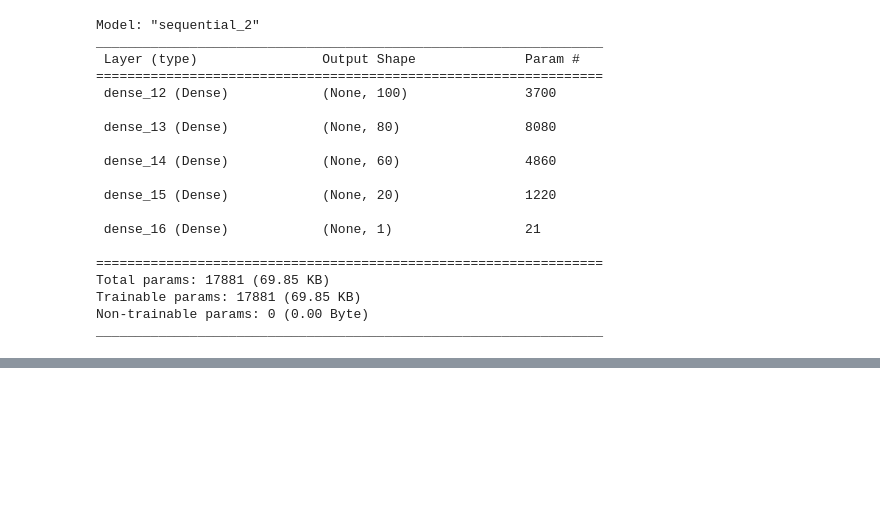
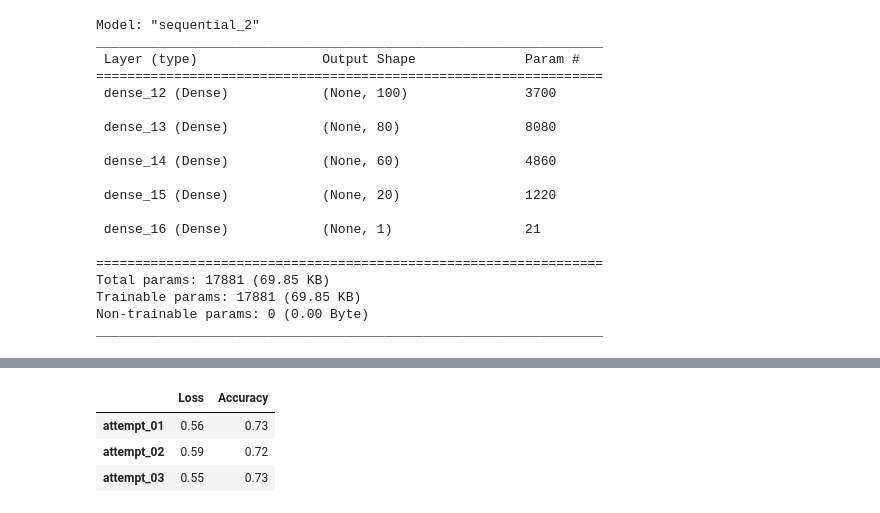
Before and after one commit to UzmaSayyeda/NeuralClassifier-AlphaSoup-Funding, a Jupyter notebook: AlphabetSoupCharity_Optimization.ipynb, the cells around one changed output, grey strips where cells are left out. Cells and saved outputs as stored; diff of their text form; code cells hidden in the pictures; blank space fills up the shorter version.

Commit message:
added df for analysis

```diff
--- a/AlphabetSoupCharity_Optimization.ipynb
+++ b/AlphabetSoupCharity_Optimization.ipynb
@@ -204,4 +204,7 @@ print(f" loss : {round(model_loss,2)*100}%, accuray : {round(model_accuracy,2)*1
  loss : 56.00000000000001%, accuray : 73.0%
+# %%
+model01_df = pd.DataFrame({'Loss': [round(model_loss,2)],
+              'Accuracy': [round(model_accuracy,2)]})
 # %% [markdown]
 --------------
 ### Attempt 2
@@ -290,3 +293,6 @@ print(f" loss : {round(model_loss,2)*100}%, accuray : {round(model_accuracy,2)*1
+# %%
+model02_df = pd.DataFrame({'Loss': [round(model_loss,2)],
+              'Accuracy': [round(model_accuracy,2)]})
 # %% [markdown]
 ----------
 ### Attempt 3
@@ -360,5 +366,8 @@ Epoch 100/100
 # %%
 # Evaluate
 model_loss, model_accuracy = model_nn.evaluate(X_test_scaled, y_test, verbose=2)
-print(f" loss : {round(model_loss,1)*100}%, accuray : {round(model_accuracy,2)*100}%")
+print(f" loss : {round(model_loss,2)*100}%, accuray : {round(model_accuracy,2)*100}%")
+
+model03_df = pd.DataFrame({'Loss': [round(model_loss,2)],
+              'Accuracy': [round(model_accuracy,2)]})
 # %% [output]
@@ -367,3 +376,15 @@ print(f" loss : {round(model_loss,1)*100}%, accuray : {round(model_accuracy,2)*1
+# %%
+model_analysis = pd.concat([model01_df, model02_df, model03_df], ignore_index=True)
+model_analysis = model_analysis.rename(index={0 : 'attempt_01',
+                            1: 'attempt_02',
+                            2: 'attempt_03'})
+# %%
+model_analysis
+# %% [output]
+|  | Loss | Accuracy |
+| attempt_01 | 0.56 | 0.73 |
+| attempt_02 | 0.59 | 0.72 |
+| attempt_03 | 0.55 | 0.73 |
 # %%
 # Export our model to HDF5 file
 model_nn.save("AlphabetSoupCharity_Optimization.keras")
```
Also changed, not shown: parts of 8 cells of this notebook, 1 other file.
